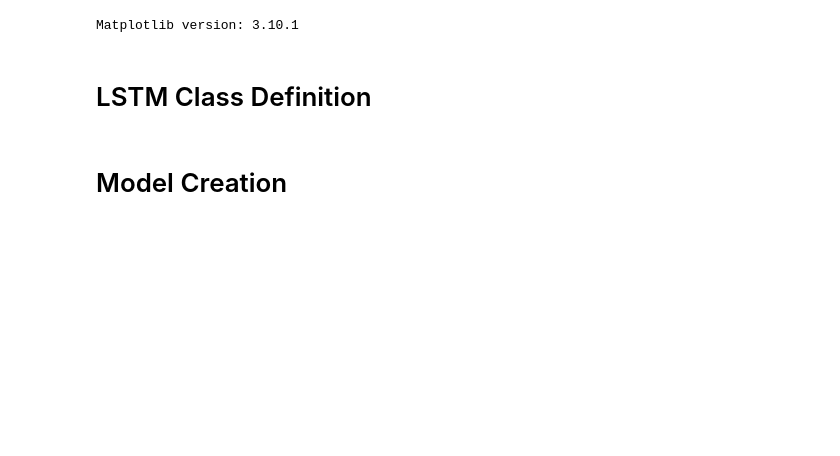
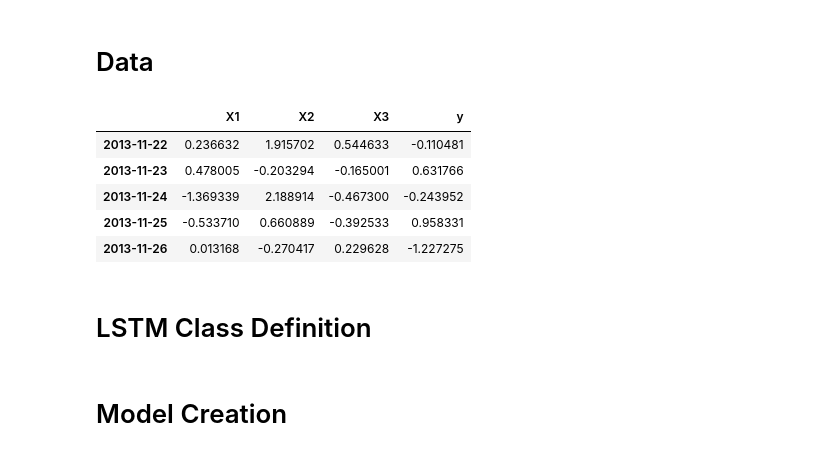
Before and after one commit to ngocbaotu/stock_prediction, a Jupyter notebook: experiment/05-lstm.ipynb, the cells around one changed output. Saved outputs shown, nothing was run; the diff lists cells and outputs as text; code cells hidden in the pictures; blank space fills up the shorter version.

```diff
--- a/experiment/05-lstm.ipynb
+++ b/experiment/05-lstm.ipynb
@@ -34,4 +17,13 @@ Requirement already satisfied: MarkupSafe>=2.0 in c:\users\nicho\anaconda3\lib\s
-# %%
-print(f"Matplotlib version: {matplotlib.__version__}")
-# %% [output]
-Matplotlib version: 3.10.1
+# %% [markdown]
+# Data
+# %%
+# START TWEAKING DATA SIZE HERE
+SEED = 100
+np.random.seed(SEED)
+torch.manual_seed(SEED)
+nrows = 5124
+DAYS_TO_PREDICT = 90
+FEATURES = ["X1", "X2", "X3"]
+TARGET = "y"
+COLUMNS = FEATURES + [TARGET]
+DAYS_TO_LOOKBACK = 1
@@ -38,3 +39,13 @@ Matplotlib version: 3.10.1
+# %%
+# Check
+data.tail(5)
+# %% [output]
+|  | X1 | X2 | X3 | y |
+| 2013-11-22 | 0.236632 | 1.915702 | 0.544633 | -0.110481 |
+| 2013-11-23 | 0.478005 | -0.203294 | -0.165001 | 0.631766 |
+| 2013-11-24 | -1.369339 | 2.188914 | -0.467300 | -0.243952 |
+| 2013-11-25 | -0.533710 | 0.660889 | -0.392533 | 0.958331 |
+| 2013-11-26 | 0.013168 | -0.270417 | 0.229628 | -1.227275 |
 # %% [markdown]
 LSTM Class Definition
 =====================
```
Also changed, not shown: parts of 10 cells of this notebook.
